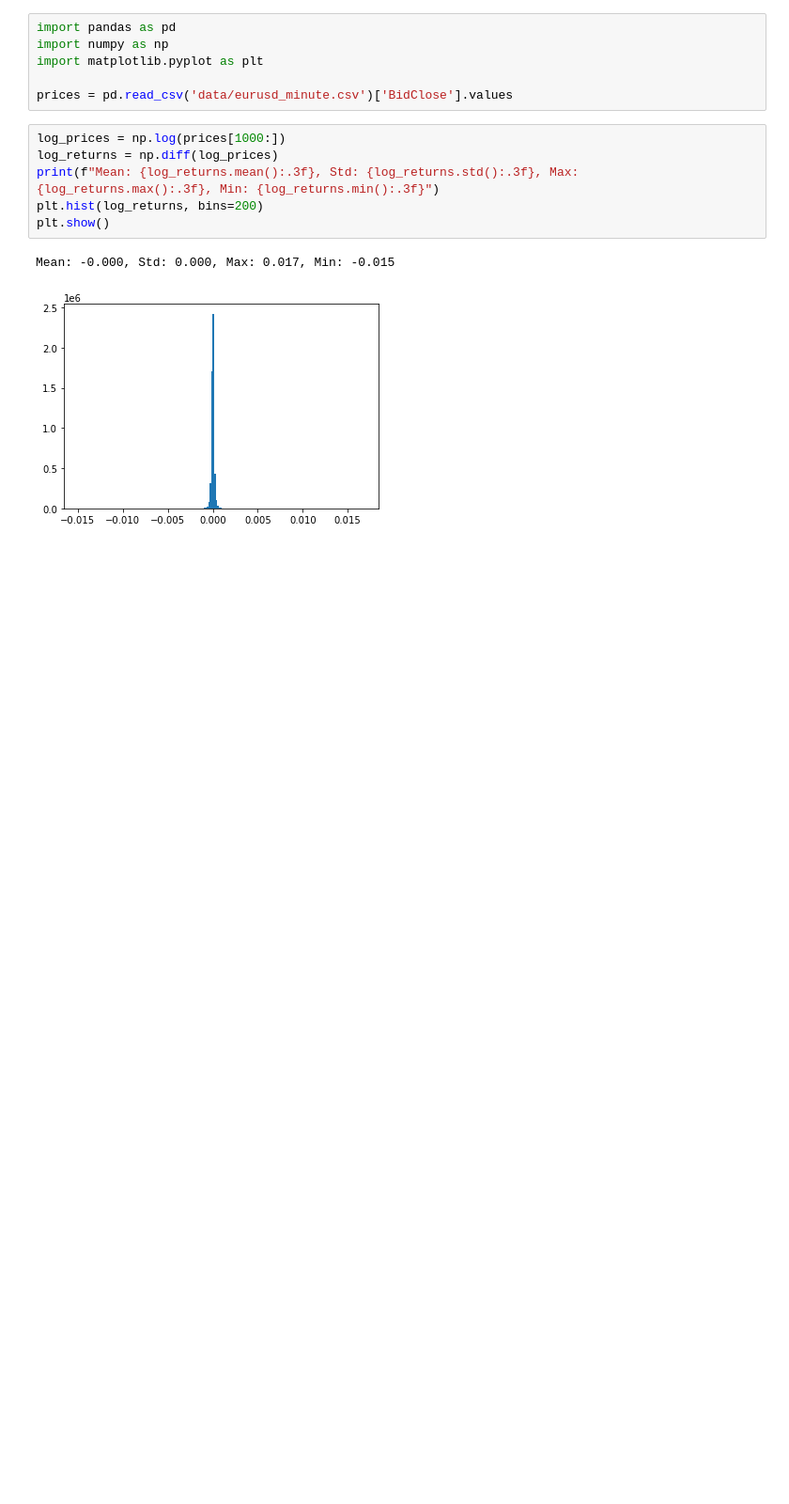
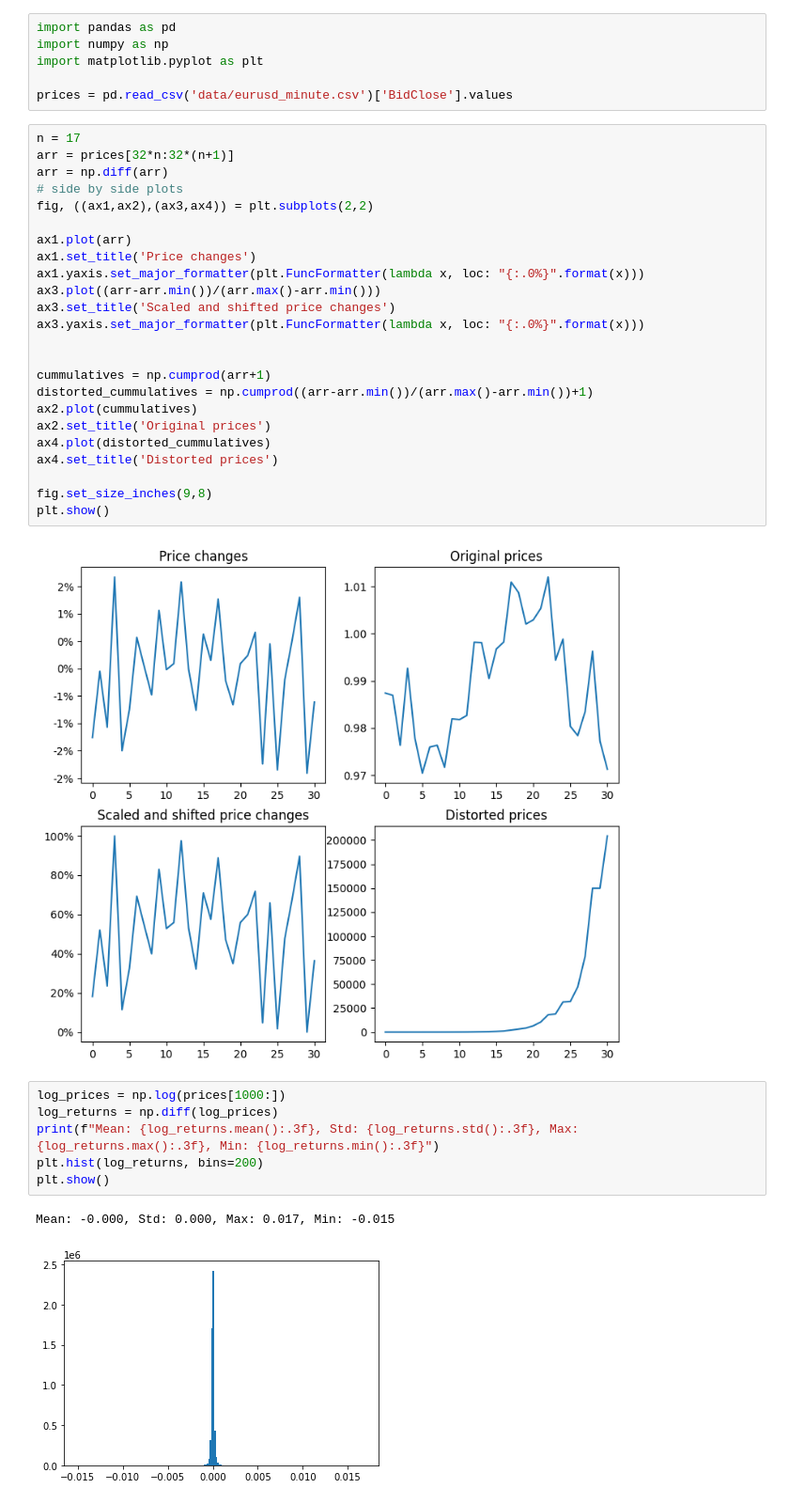
Before and after one commit to jekabsGritans/gaf-gan, a Jupyter notebook: data_explore.ipynb, the cells around one changed output. Shown at 94% size. Drawn from its saved outputs; the diff is of its cells as text; blank space fills up the shorter version.

```diff
--- a/data_explore.ipynb
+++ b/data_explore.ipynb
@@ -4,6 +4,32 @@ import numpy as np
 import matplotlib.pyplot as plt
 
 prices = pd.read_csv('data/eurusd_minute.csv')['BidClose'].values
+# %%
+n = 17
+arr = prices[32*n:32*(n+1)]
+arr = np.diff(arr)
+# side by side plots
+fig, ((ax1,ax2),(ax3,ax4)) = plt.subplots(2,2)
+
+ax1.plot(arr)
+ax1.set_title('Price changes')
+ax1.yaxis.set_major_formatter(plt.FuncFormatter(lambda x, loc: "{:.0%}".format(x)))
+ax3.plot((arr-arr.min())/(arr.max()-arr.min()))
+ax3.set_title('Scaled and shifted price changes')
+ax3.yaxis.set_major_formatter(plt.FuncFormatter(lambda x, loc: "{:.0%}".format(x)))
+
+
+cummulatives = np.cumprod(arr+1)
+distorted_cummulatives = np.cumprod((arr-arr.min())/(arr.max()-arr.min())+1)
+ax2.plot(cummulatives)
+ax2.set_title('Original prices')
+ax4.plot(distorted_cummulatives)
+ax4.set_title('Distorted prices')
+
+fig.set_size_inches(9,8)
+plt.show()
+# %% [output]
+[figure, added]
 # %%
 log_prices = np.log(prices[1000:])
 log_returns = np.diff(log_prices)
```
Also changed, not shown: 3 other files.
